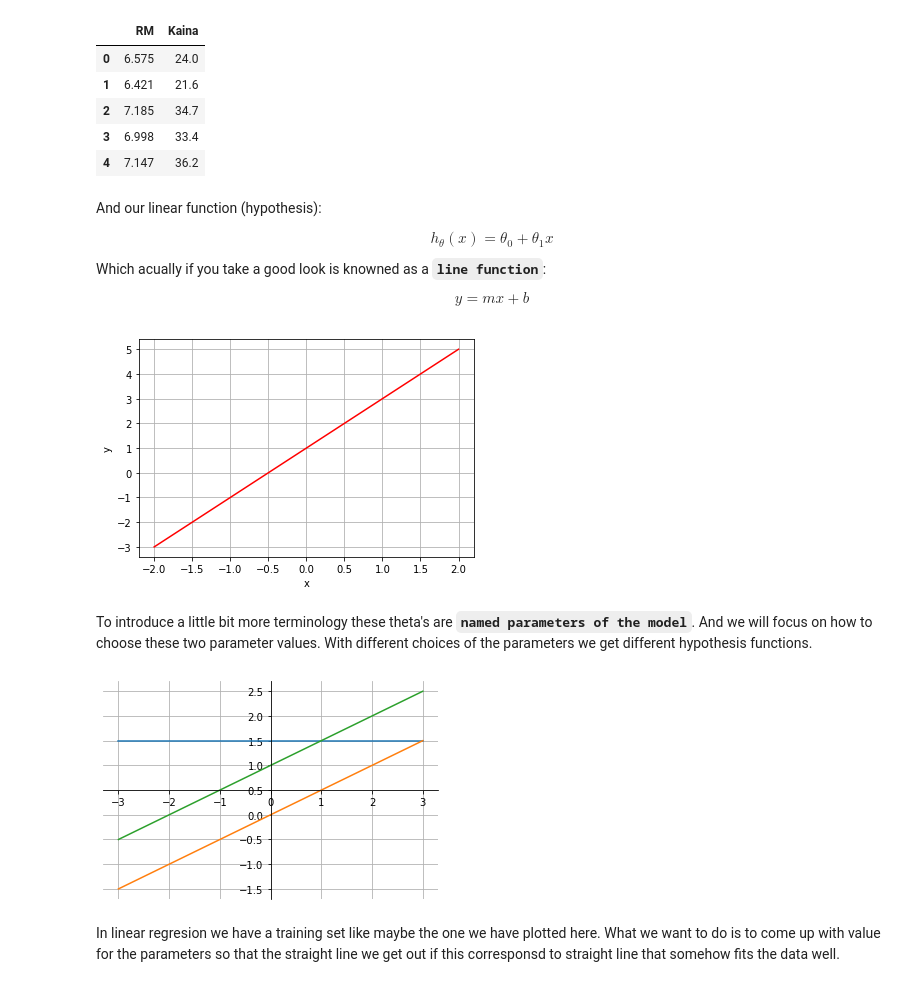
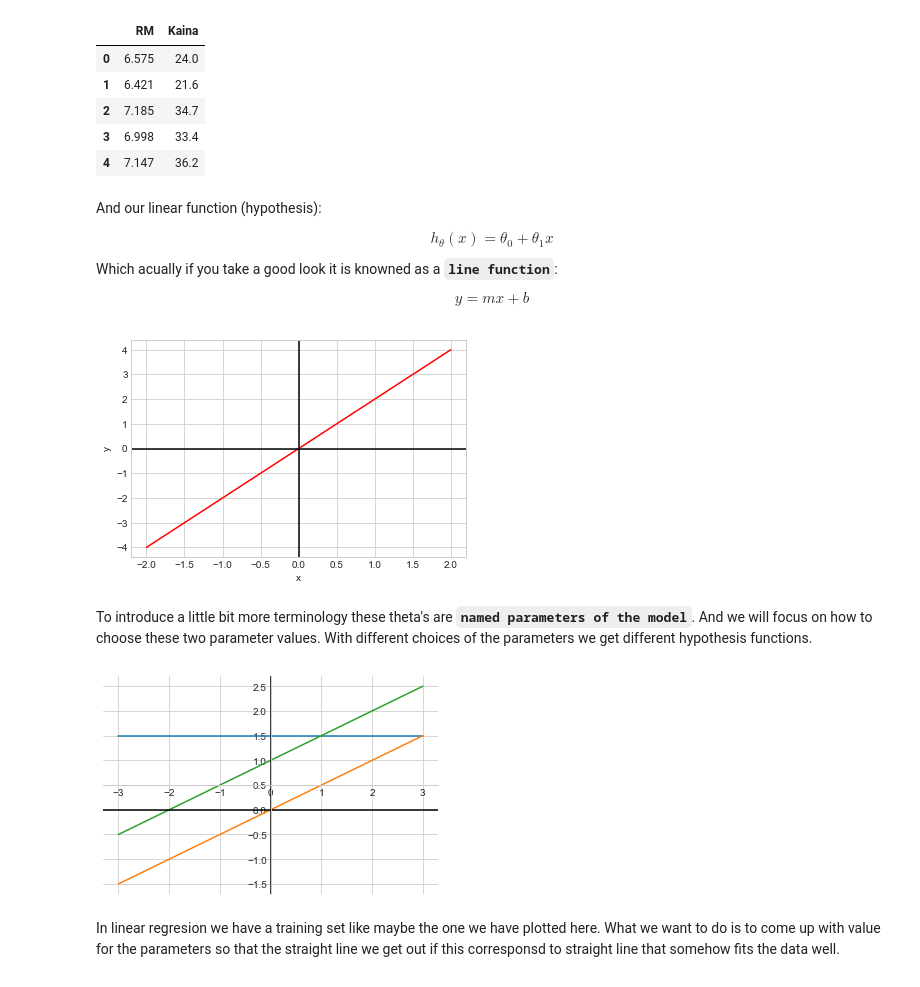
Before and after one commit to tavo-robotas/edu_machine_learning, a Jupyter notebook: __linear_regression/__I_Linear_regression.ipynb, the cells around one changed output. Drawn from its saved outputs; the diff is of its cells as text; code cells hidden in the pictures.

```diff
--- a/__linear_regression/__I_Linear_regression.ipynb
+++ b/__linear_regression/__I_Linear_regression.ipynb
@@ -101,26 +104,30 @@ And our linear function (hypothesis):
 
 $$ h_{\theta}(x) = \theta_{0} + \theta_{1}x$$
 
-Which acually if you take a good look is  knowned as a <code>**line function**</code>:
+Which acually if you take a good look it is knowned as a <code>**line function**</code>:
 
 $$y = mx + b$$
 # %%
 %matplotlib inline
+
 import matplotlib.pyplot as plt
 import numpy as np
 x = np.linspace(-2,2,100)
 m = 2
-b = 1
+b = 0
 
 y = m * x + b
 
 plt.plot(x, y, '-r')
 plt.xlabel('x')
 plt.ylabel('y')
-plt.grid()
+
+plt.axhline(0, color='0')
+plt.axvline(0, color='0')
+
 plt.show()
 # %% [output]
-[figure, old version]
+[figure, new version]
 # %% [markdown]
 To introduce a little bit more terminology these theta's are <code>**named parameters of the model**</code>. And we will focus on how to choose these two parameter values. With different choices of the parameters we get different hypothesis functions.
 # %%
@@ -135,6 +142,9 @@ ax.spines['bottom'].set_position('center')
 ax.spines['right'].set_color('none')
 ax.spines['top'].set_color('none')
 
+# y = mx + b
+# 𝜃0 = b
+# 𝜃1 = m
 theta_pairs = [
     (1.5, 0.0),
     (0.0, 0.5),
@@ -144,10 +154,14 @@ theta_pairs = [
 for pair in theta_pairs:
     θ_0, θ_1 = pair
     plt.plot(x, θ_0 + θ_1 * x)
-plt.grid()
+
+
+
+plt.axhline(0, color='0')
+plt.axvline(0, color='0')
 plt.show()
 # %% [output]
-[figure, old version]
+[figure, new version]
 # %% [markdown]
 In linear regresion we have a training set like maybe the one we have plotted here. What we want to do is to come up with value for the parameters so that the straight line we get out if this corresponsd to straight line that somehow fits the data well.
 # %% [markdown]
```
Also changed, not shown: parts of 18 cells of this notebook, 13 other files.
